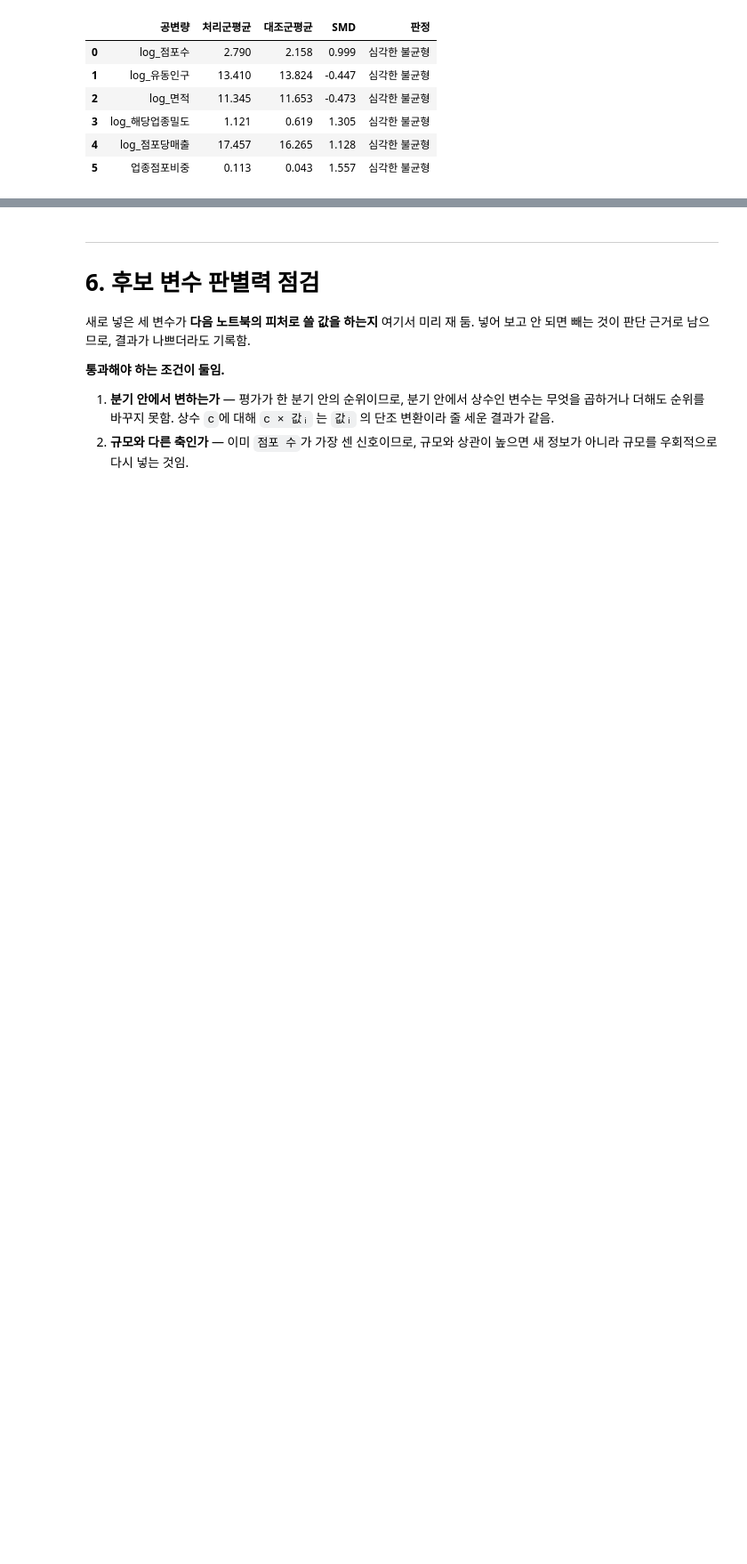
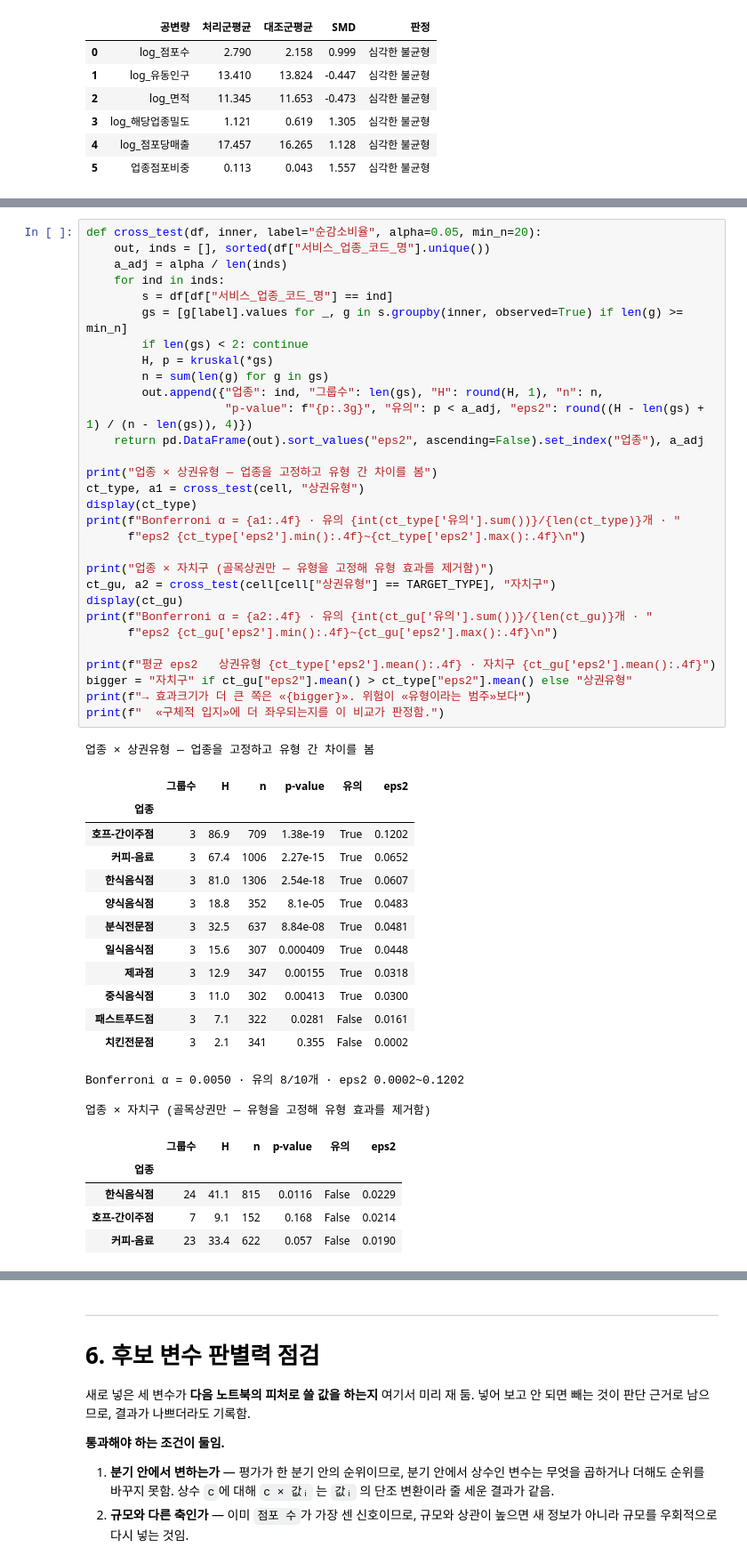
Before and after one commit to d97610-cloud/ai-data-bootcamp, a Jupyter notebook: Project_1_상권폐업위험조기경보/상권_폐업위험_데이터준비_EDA.ipynb, the cells around one changed output, grey strips where cells are left out. Shown at 89% size. Saved outputs shown, nothing was run; the diff lists cells and outputs as text; blank space fills up the shorter version.

```diff
--- a/Project_1_상권폐업위험조기경보/상권_폐업위험_데이터준비_EDA.ipynb
+++ b/Project_1_상권폐업위험조기경보/상권_폐업위험_데이터준비_EDA.ipynb
@@ -1074,0 +1249,52 @@ display(smd_tbl)
+# %%
+def cross_test(df, inner, label="순감소비율", alpha=0.05, min_n=20):
+    out, inds = [], sorted(df["서비스_업종_코드_명"].unique())
+    a_adj = alpha / len(inds)
+    for ind in inds:
+        s = df[df["서비스_업종_코드_명"] == ind]
+        gs = [g[label].values for _, g in s.groupby(inner, observed=True) if len(g) >= min_n]
+        if len(gs) < 2: continue
+        H, p = kruskal(*gs)
+        n = sum(len(g) for g in gs)
+        out.append({"업종": ind, "그룹수": len(gs), "H": round(H, 1), "n": n,
+                    "p-value": f"{p:.3g}", "유의": p < a_adj, "eps2": round((H - len(gs) + 1) / (n - len(gs)), 4)})
+    return pd.DataFrame(out).sort_values("eps2", ascending=False).set_index("업종"), a_adj
+
+print("업종 × 상권유형 — 업종을 고정하고 유형 간 차이를 봄")
+ct_type, a1 = cross_test(cell, "상권유형")
+display(ct_type)
+print(f"Bonferroni α = {a1:.4f} · 유의 {int(ct_type['유의'].sum())}/{len(ct_type)}개 · "
+      f"eps2 {ct_type['eps2'].min():.4f}~{ct_type['eps2'].max():.4f}\n")
+
+print("업종 × 자치구 (골목상권만 — 유형을 고정해 유형 효과를 제거함)")
+ct_gu, a2 = cross_test(cell[cell["상권유형"] == TARGET_TYPE], "자치구")
+display(ct_gu)
+print(f"Bonferroni α = {a2:.4f} · 유의 {int(ct_gu['유의'].sum())}/{len(ct_gu)}개 · "
+      f"eps2 {ct_gu['eps2'].min():.4f}~{ct_gu['eps2'].max():.4f}\n")
+
+print(f"평균 eps2   상권유형 {ct_type['eps2'].mean():.4f} · 자치구 {ct_gu['eps2'].mean():.4f}")
+bigger = "자치구" if ct_gu["eps2"].mean() > ct_type["eps2"].mean() else "상권유형"
+print(f"→ 효과크기가 더 큰 쪽은 «{bigger}». 위험이 «유형이라는 범주»보다")
+print(f"  «구체적 입지»에 더 좌우되는지를 이 비교가 판정함.")
+# %% [output]
+업종 × 상권유형 — 업종을 고정하고 유형 간 차이를 봄
+|  | 그룹수 | H | n | p-value | 유의 | eps2 |
+| 업종 |  |  |  |  |  |  |
+| 호프-간이주점 | 3 | 86.9 | 709 | 1.38e-19 | True | 0.1202 |
+| 커피-음료 | 3 | 67.4 | 1006 | 2.27e-15 | True | 0.0652 |
+| 한식음식점 | 3 | 81.0 | 1306 | 2.54e-18 | True | 0.0607 |
+| 양식음식점 | 3 | 18.8 | 352 | 8.1e-05 | True | 0.0483 |
+| 분식전문점 | 3 | 32.5 | 637 | 8.84e-08 | True | 0.0481 |
+| 일식음식점 | 3 | 15.6 | 307 | 0.000409 | True | 0.0448 |
+| 제과점 | 3 | 12.9 | 347 | 0.00155 | True | 0.0318 |
+| 중식음식점 | 3 | 11.0 | 302 | 0.00413 | True | 0.0300 |
+| 패스트푸드점 | 3 | 7.1 | 322 | 0.0281 | False | 0.0161 |
+| 치킨전문점 | 3 | 2.1 | 341 | 0.355 | False | 0.0002 |
+Bonferroni α = 0.0050 · 유의 8/10개 · eps2 0.0002~0.1202
+
+업종 × 자치구 (골목상권만 — 유형을 고정해 유형 효과를 제거함)
+|  | 그룹수 | H | n | p-value | 유의 | eps2 |
+| 업종 |  |  |  |  |  |  |
+| 한식음식점 | 24 | 41.1 | 815 | 0.0116 | False | 0.0229 |
+| 호프-간이주점 | 7 | 9.1 | 152 | 0.168 | False | 0.0214 |
+| 커피-음료 | 23 | 33.4 | 622 | 0.057 | False | 0.0190 |
```
Also changed, not shown: parts of 24 cells of this notebook, 3 other files.
